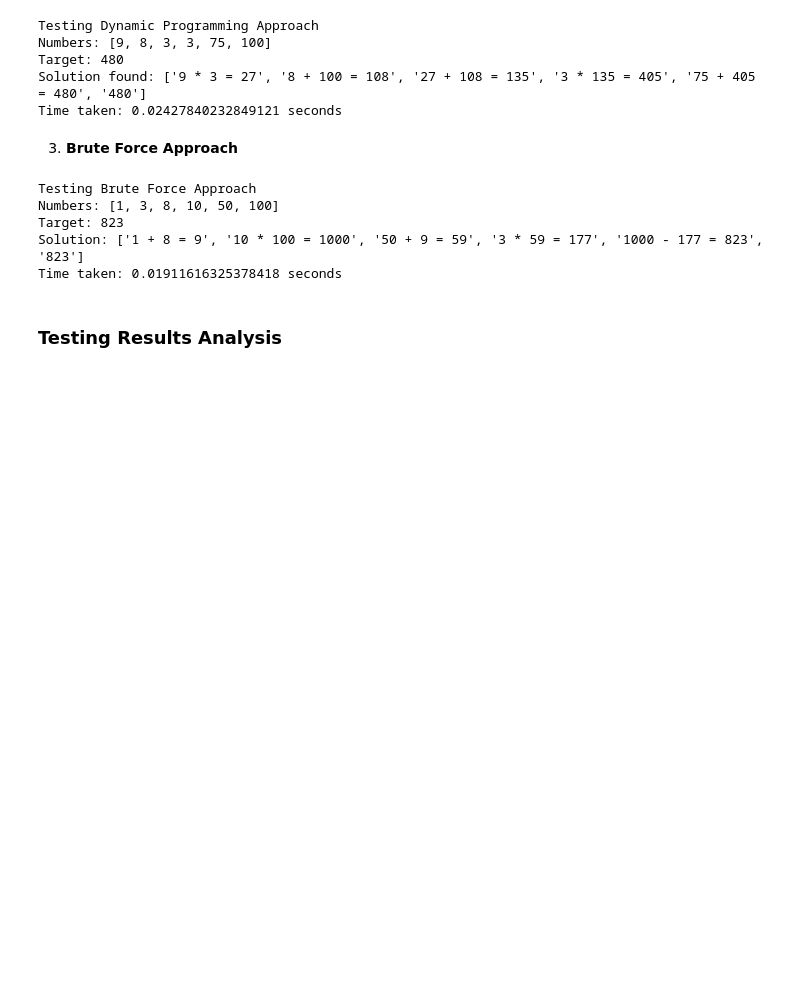
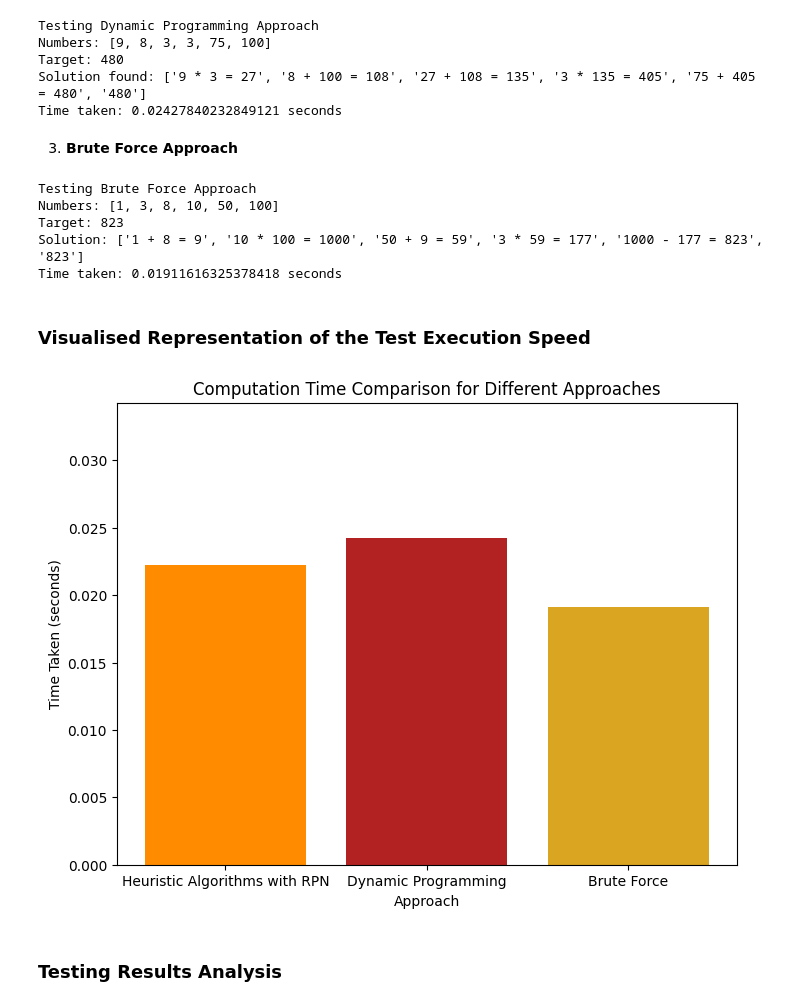
Before and after one commit to DanielSteshenko/computational-theory, a Jupyter notebook: countdown.ipynb, the cells around one changed output. Cells and saved outputs as stored; diff of their text form; code cells hidden in the pictures; blank space fills up the shorter version.

Commit message:
refactor(countdown): add image, add missing references, improved sentences

```diff
--- a/countdown.ipynb
+++ b/countdown.ipynb
@@ -472,6 +479,27 @@ Numbers: [1, 3, 8, 10, 50, 100]
 Target: 823
 Solution: ['1 + 8 = 9', '10 * 100 = 1000', '50 + 9 = 59', '3 * 59 = 177', '1000 - 177 = 823', '823']
 Time taken: 0.01911616325378418 seconds
+# %% [markdown]
+### Visualised Representation of the Test Execution Speed
+# %%
+import matplotlib.pyplot as plt
+
+# Data for the tests
+approaches = ['Heuristic Algorithms with RPN', 'Dynamic Programming', 'Brute Force']
+times = [0.022233009338378906, 0.02427840232849121, 0.01911616325378418]  # Time taken by each approach
+
+# Creating the bar graph
+plt.figure(figsize=(8, 6))
+plt.bar(approaches, times, color=['darkorange', 'firebrick', 'goldenrod'])
+plt.xlabel('Approach')
+plt.ylabel('Time Taken (seconds)')
+plt.title('Computation Time Comparison for Different Approaches')
+plt.ylim(0, max(times) + 0.01)  # Setting y limit to give some space above the highest bar
+
+# Display the graph
+plt.show()
+# %% [output]
+[figure, added]
 # %% [markdown]
 ### Testing Results Analysis
 # %% [markdown]
```
Also changed, not shown: parts of 14 cells of this notebook.
